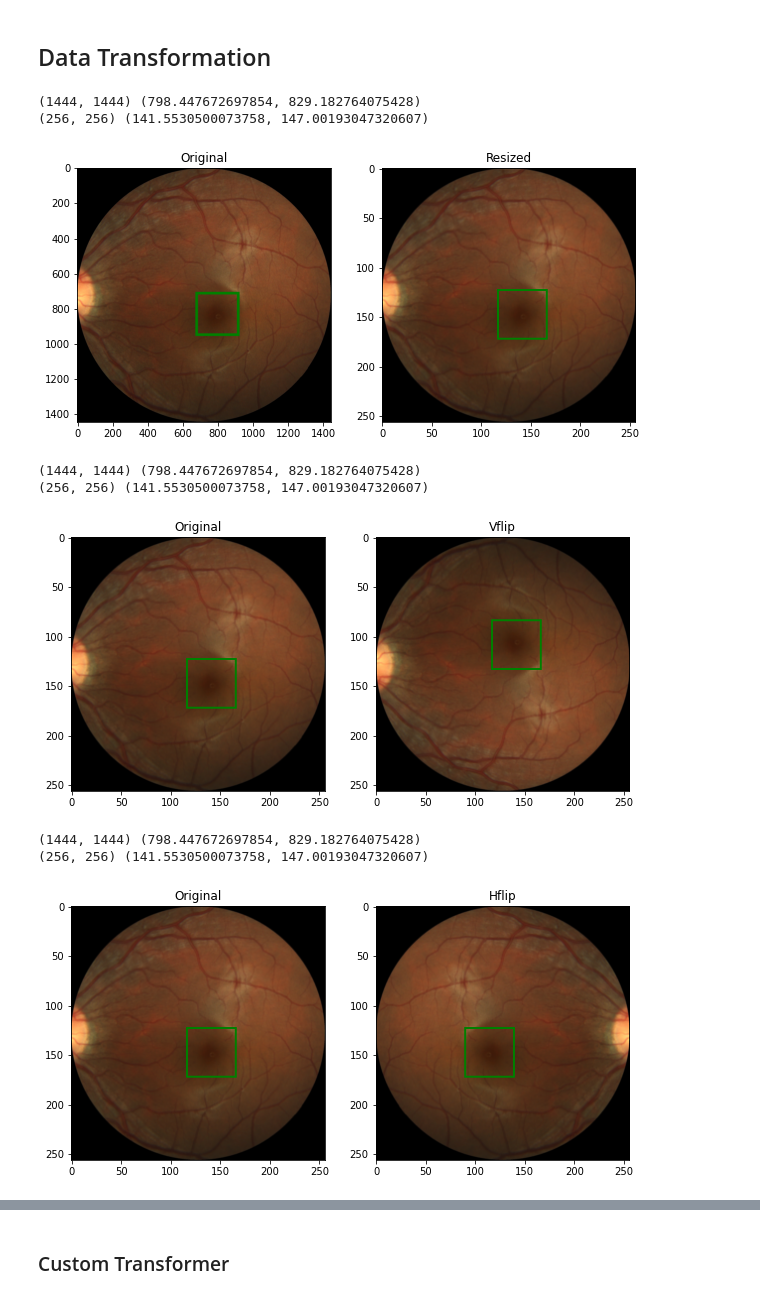
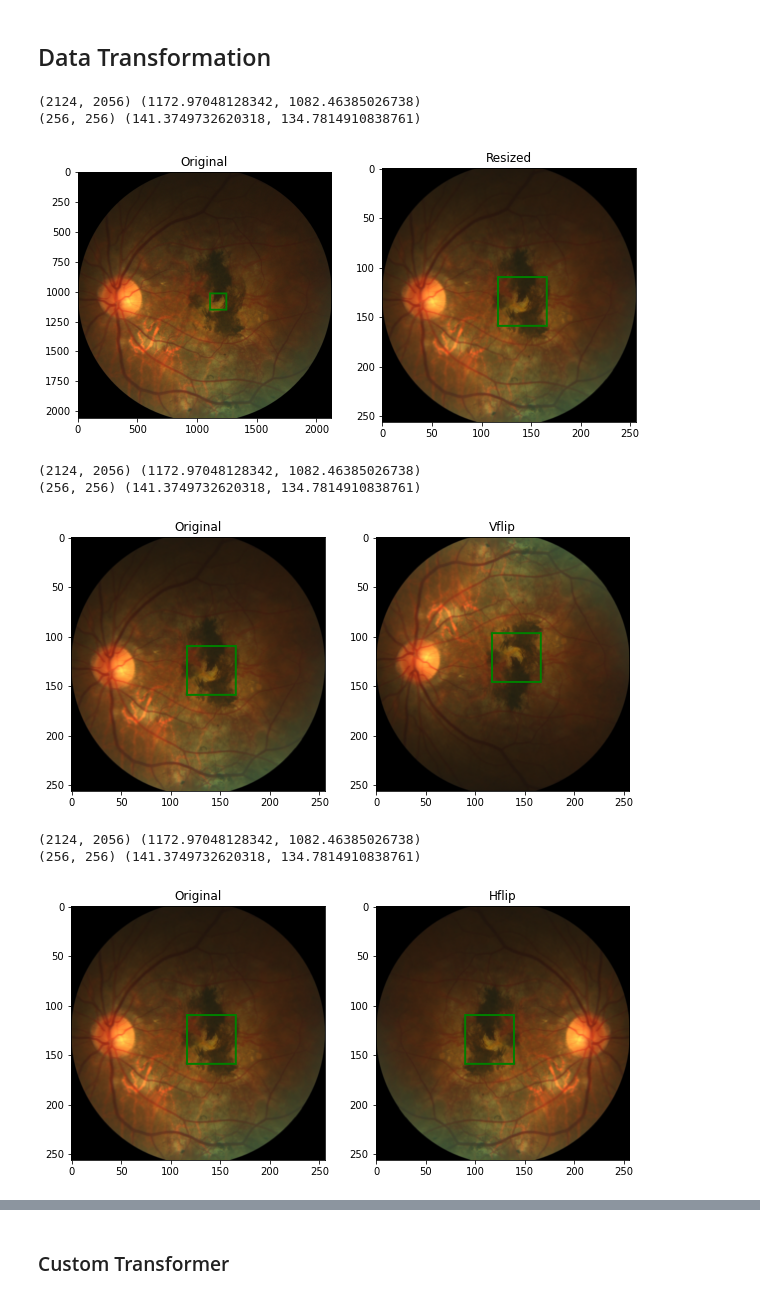
Before and after one commit to akansh12/Computer_vision_Book_solution, a Jupyter notebook: Chapter_4_Single_object_detection.ipynb, the cells around one changed output, grey strips where cells are left out. Saved outputs shown, nothing was run; the diff lists cells and outputs as text; code cells hidden in the pictures.

```diff
--- a/Chapter_4_Single_object_detection.ipynb
+++ b/Chapter_4_Single_object_detection.ipynb
@@ -69,6 +69,6 @@ print(rndIds)
 <Figure size 1080x1080 with 0 Axes>
 # %%
-def load_img_label(label_df, id_):
+def load_img_label(labels_df, id_):
     imgName = labels_df["imgName"]
     if imgName[id_][0] == 'A':
         prefix = "AMD"
@@ -87,7 +87,7 @@ def show_img_label(img,label, w_h = (50,50), thickness = 2):
     w,h = w_h
     cx, cy = label
     draw = ImageDraw.Draw(img)
-    draw.rectangle(((cx-w/2, cy-h/2), (cx+w/2, cy+h/2)), outline = "green", width = thickness)
+    draw.rectangle(((cx-(w/2), cy-(h/2)), (cx+(w/2), cy+(h/2))), outline = "green", width = thickness)
     plt.imshow(np.asarray(img))
 # %%
 plt.figure(figsize=(10,10))
@@ -95,7 +95,7 @@ for i, id_ in enumerate(rndIds):
     img, labels = load_img_label(labels_df, id_)
     print(img.size, labels)
     plt.subplot(nrows, ncols, i+1)
-    show_img_label(img, labels, w_h = (250,250), thickness=20)
+    show_img_label(img, labels, w_h = (150,150), thickness=20)
     img_name = labels_df['imgName']
     plt.title(img_name[id_])
 # %% [output]
@@ -141,31 +141,31 @@ def resize_img_label(image, label = (0.0,0.0), target_size = (256,256)):
     w_orig, h_orig = image.size
     w_target, h_target = target_size
     cx,cy = label
-    image_new = TF.resize(img,target_size)
+    image_new = TF.resize(image,target_size)
     label_new = cx/w_orig*w_target, cy/h_orig*h_target
 
     return image_new, label_new
 # %%
 plt.figure(figsize=(10,10))
 
 img, label = load_img_label(labels_df, id_)
-print(img.size, lable)
+print(img.size, label)
 
 img_r, label_r = resize_img_label(img, label)
-print(img_r.size, lable_r)
+print(img_r.size, label_r)
 
 plt.subplot(1,2,1)
 plt.title('Original')
-show_img_label(img,label, w_h=(250,250), thickness=15)
+show_img_label(img,label, w_h=(150,150), thickness=15)
 
 
 plt.subplot(1,2,2)
 plt.title('Resized')
 show_img_label(img_r,label_r, w_h=(50,50), thickness=2)
 # %% [output]
-(1444, 1444) (798.447672697854, 829.182764075428)
-(256, 256) (141.5530500073758, 147.00193047320607)
+(2124, 2056) (1172.97048128342, 1082.46385026738)
+(256, 256) (141.3749732620318, 134.7814910838761)
-[figure, old version]
+[figure, new version]
 # %%
 def random_vflip(image, label):
     w,h = image.size
@@ -179,10 +179,10 @@ def random_vflip(image, label):
 plt.figure(figsize=(10,10))
 
 img, label = load_img_label(labels_df, id_)
-print(img.size, lable)
+print(img.size, label)
 
 img_r, label_r = resize_img_label(img, label)
-print(img_r.size, lable_r)
+print(img_r.size, label_r)
 
 plt.subplot(1,2,1)
 plt.title('Original')
@@ -194,9 +194,9 @@ plt.title('Vflip')
 img_v, label_v = random_vflip(img_r, label_r)
 show_img_label(img_v,label_v, w_h=(50,50), thickness=2)
 # %% [output]
-(1444, 1444) (798.447672697854, 829.182764075428)
-(256, 256) (141.5530500073758, 147.00193047320607)
+(2124, 2056) (1172.97048128342, 1082.46385026738)
+(256, 256) (141.3749732620318, 134.7814910838761)
-[figure, old version]
+[figure, new version]
 # %%
 def random_hflip(image, label):
     w,h = image.size
@@ -210,10 +210,10 @@ def random_hflip(image, label):
 plt.figure(figsize=(10,10))
 
 img, label = load_img_label(labels_df, id_)
-print(img.size, lable)
+print(img.size, label)
 
 img_r, label_r = resize_img_label(img, label)
-print(img_r.size, lable_r)
+print(img_r.size, label_r)
 
 plt.subplot(1,2,1)
 plt.title('Original')
@@ -225,9 +225,9 @@ plt.title('Hflip')
 img_h, label_h = random_hflip(img_r, label_r)
 show_img_label(img_h,label_h, w_h=(50,50), thickness=2)
 # %% [output]
-(1444, 1444) (798.447672697854, 829.182764075428)
-(256, 256) (141.5530500073758, 147.00193047320607)
+(2124, 2056) (1172.97048128342, 1082.46385026738)
+(256, 256) (141.3749732620318, 134.7814910838761)
-[figure, old version]
+[figure, new version]
 # %%
 import numpy as np
 np.random.seed(1)
```
Also changed, not shown: parts of 19 cells of this notebook.
